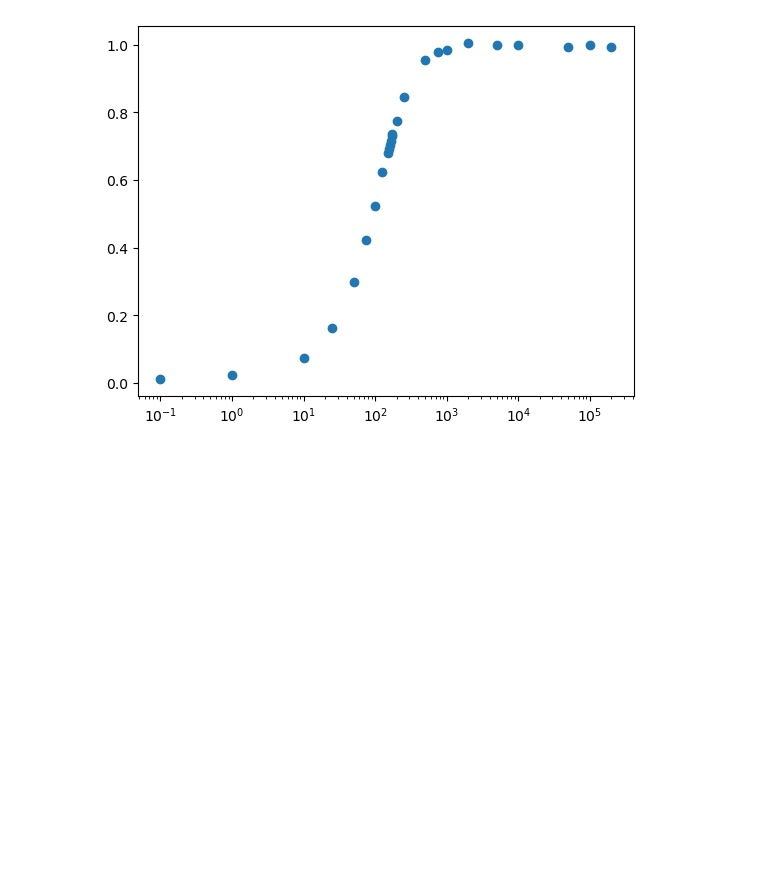
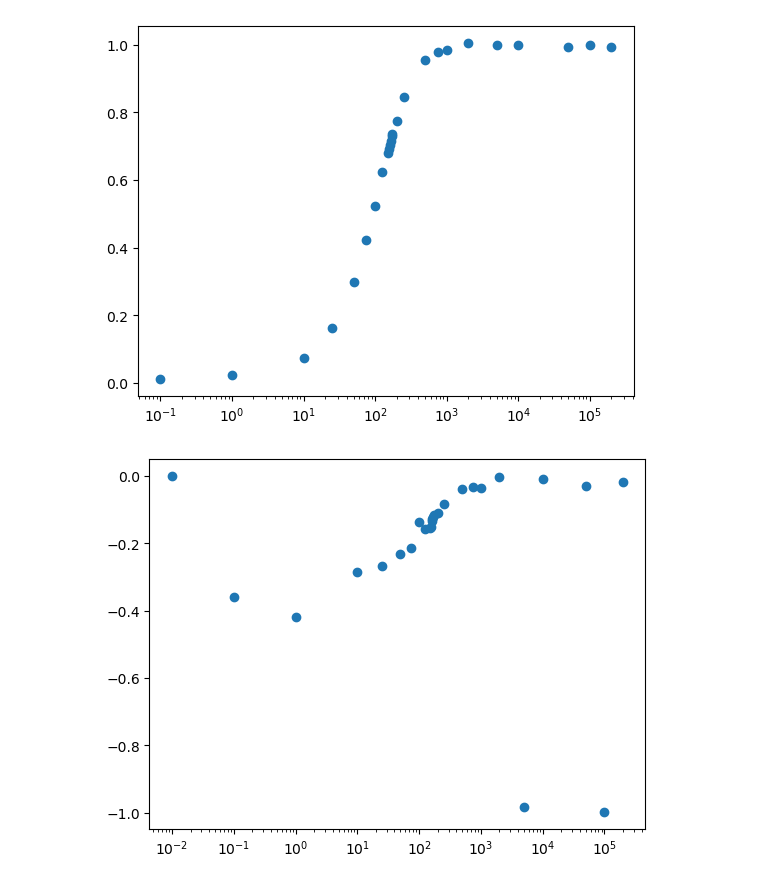
Before and after one commit to RBerga06/unipr-clt-fisica, a Jupyter notebook: lab2/exp4/exp4.ipynb, the cells around one changed output. Cells and saved outputs as stored; diff of their text form; code cells hidden in the pictures; blank space fills up the shorter version.

```diff
--- a/lab2/exp4/exp4.ipynb
+++ b/lab2/exp4/exp4.ipynb
@@ -75,3 +82,19 @@ plt.scatter(freqs, ampiezze)
 plt.xscale("log")
 # %% [output]
 [figure]
+# %%
+freqs = []
+fasi = []
+for (f, (t, ch1, ch2)) in files2:
+    freqs.append(f)
+    fase = (t[ch2.argmax()] - t[ch1.argmax()]) * f
+    if fase < -1:
+        fase += 1
+    elif fase > 0:
+        fase -= 1
+    fasi.append(fase)
+
+plt.scatter(freqs, fasi)
+plt.xscale("log")
+# %% [output]
+[figure, added]
```
Also changed, not shown: parts of 6 cells of this notebook, 54 other files.
